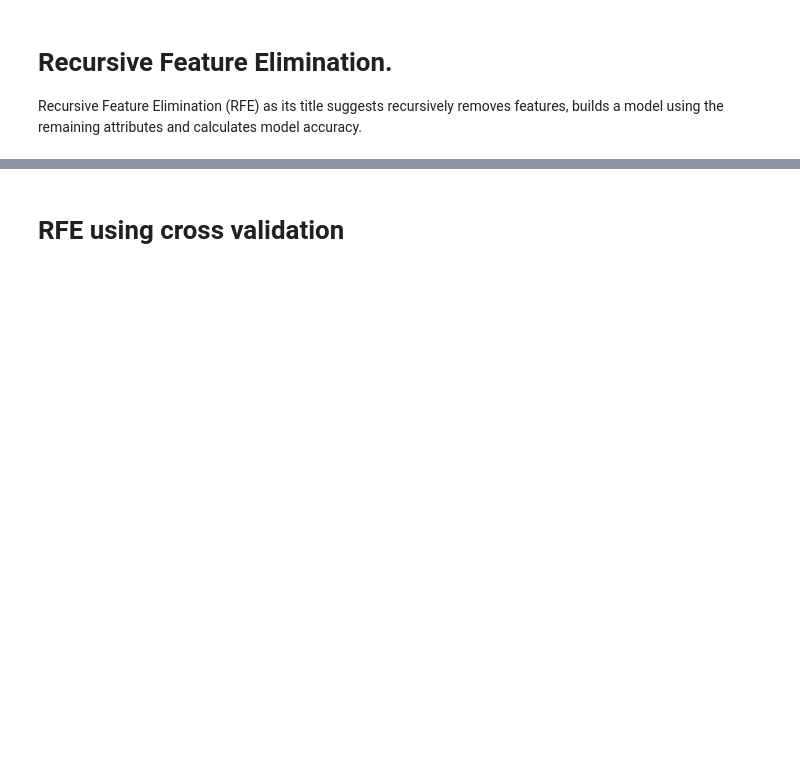
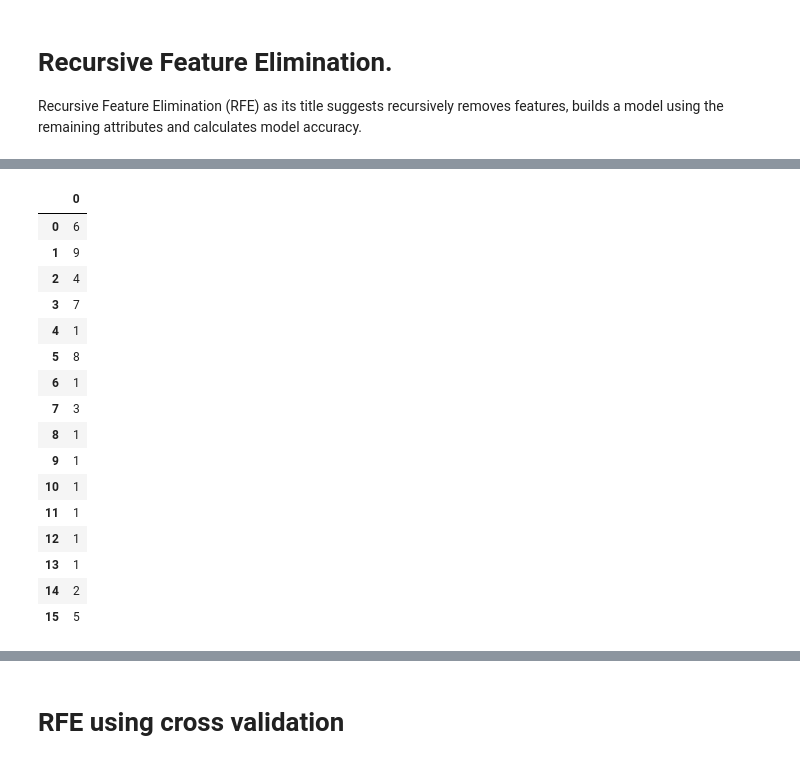
Before and after one commit to adityav1810/Semester_5_Labs, a Jupyter notebook: ECSE303L-AIandML/Lab7/Task_1_feature_elimination.ipynb, the cells around one changed output, grey strips where cells are left out. Saved outputs shown, nothing was run; the diff lists cells and outputs as text; code cells hidden in the pictures; blank space fills up the shorter version.

```diff
--- a/ECSE303L-AIandML/Lab7/Task_1_feature_elimination.ipynb
+++ b/ECSE303L-AIandML/Lab7/Task_1_feature_elimination.ipynb
@@ -265,4 +559,4 @@ X = banking1.iloc[:,0:16]
 y = banking1.iloc[:,16]
 logit = LogisticRegression()
 # %%
-X_train,X_test,y_train,y_test = train_test_split(?,?, test_size = ?, random_state = 10)
+X_train,X_test,y_train,y_test = train_test_split(X,y, test_size = 0.33, random_state = 42)
@@ -271,0 +563,6 @@ rfe = rfe.fit(?,?)
+# %%
+from sklearn.svm import SVR
+estimator = SVR(kernel="linear")
+
+rfe = RFE(logit, step=1)
+rfe = rfe.fit(X_train,y_train)
@@ -272,5 +587,25 @@ rfe = rfe.fit(?,?)
 # %%
-cols = pd.DataFrame(?)
+rfe.support_[0]==False
+cols= pd.DataFrame(X_train.columns)
 ranking = pd.DataFrame(rfe.ranking_)
+ranking
+# %% [output]
+|  | 0 |
+| 0 | 6 |
+| 1 | 9 |
+| 2 | 4 |
+| 3 | 7 |
+| 4 | 1 |
+| 5 | 8 |
+| 6 | 1 |
+| 7 | 3 |
+| 8 | 1 |
+| 9 | 1 |
+| 10 | 1 |
+| 11 | 1 |
+| 12 | 1 |
+| 13 | 1 |
+| 14 | 2 |
+| 15 | 5 |
 # %%
 rankings_of_features = pd.concat([cols,ranking],axis = 1)
```
Also changed, not shown: parts of 40 cells of this notebook.
